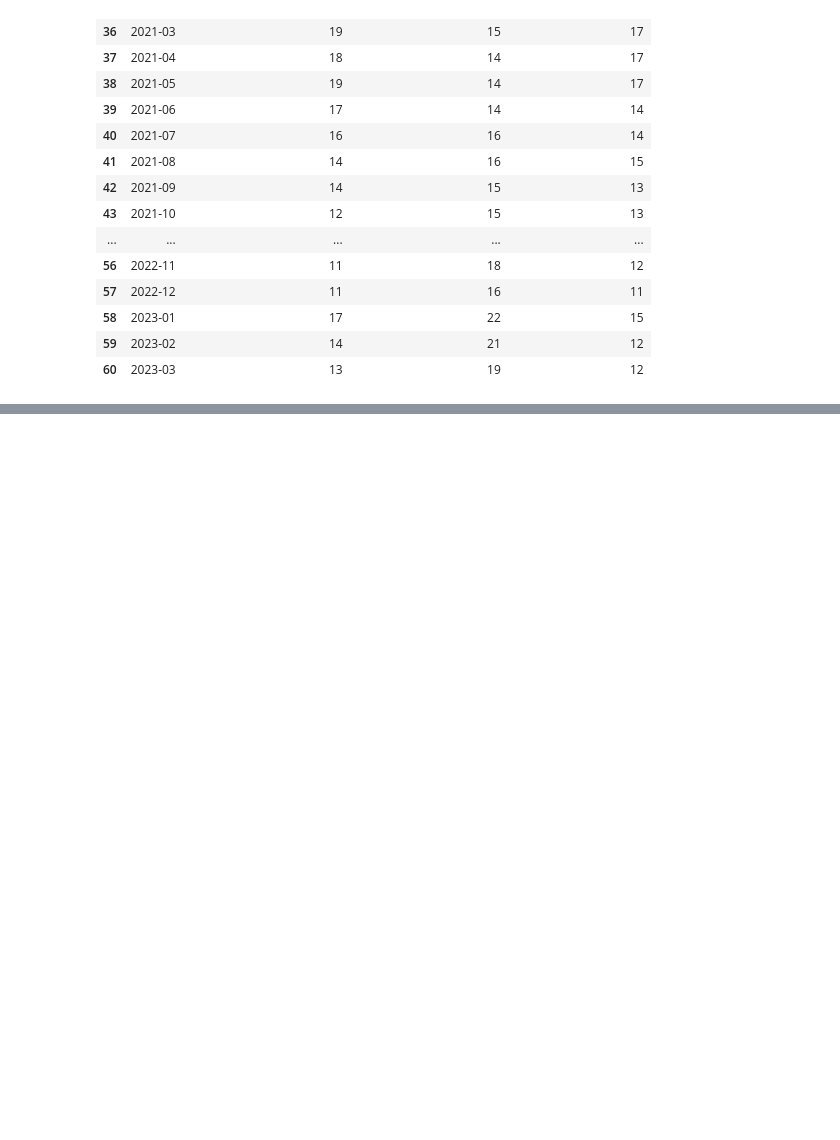
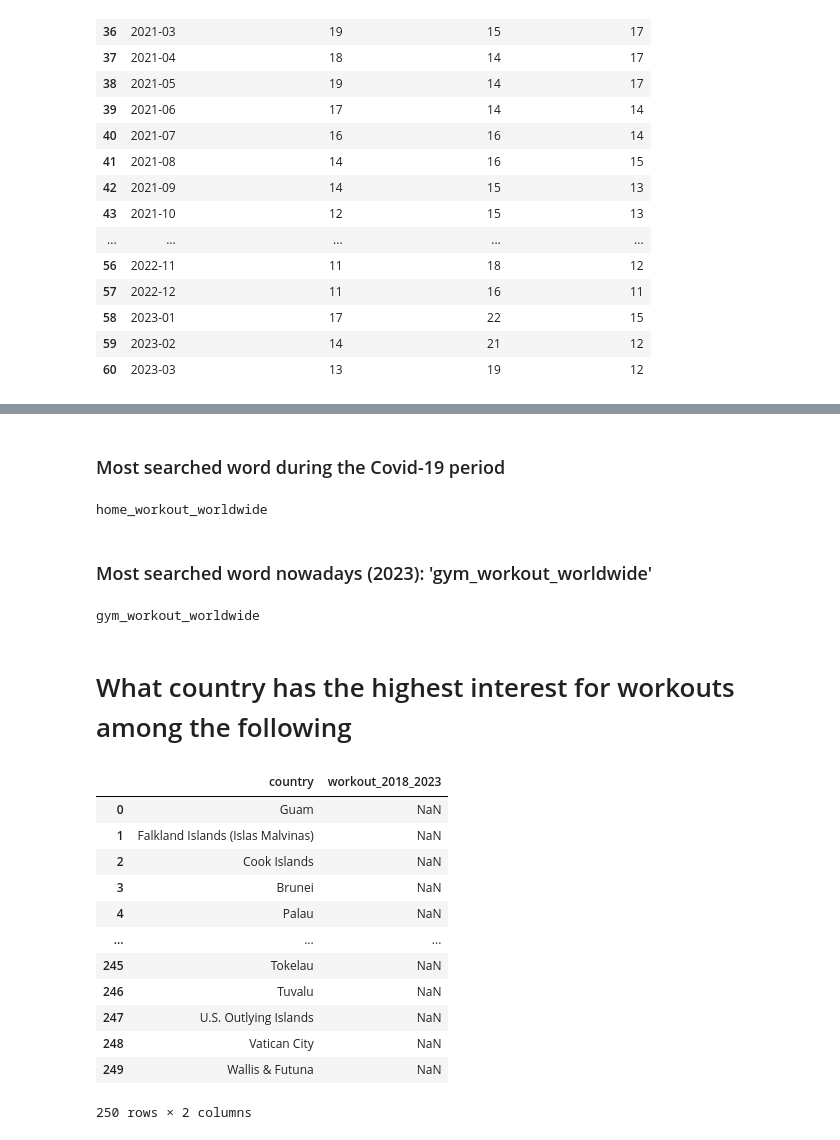
Before and after one commit to rochadelon/Data-Driven-Product-Management-Conducting-a-Market-Analysis, a Jupyter notebook: notebooks/notebook.ipynb, the cells around one changed output, grey strips where cells are left out. Drawn from its saved outputs; the diff is of its cells as text; code cells hidden in the pictures; blank space fills up the shorter version.

```diff
--- a/notebooks/notebook.ipynb
+++ b/notebooks/notebook.ipynb
@@ -74,0 +94,41 @@ peak_covid
+# %% [markdown]
+### Most searched word during the Covid-19 period
+# %%
+
+peak_covid_word = peak_covid.iloc[:, 1:4]
+index_line_max, column_max = peak_covid_word.stack().idxmax()
+peak_covid = column_max
+print(peak_covid)
+# %% [output]
+home_workout_worldwide
+# %% [markdown]
+### Most searched word nowadays (2023): 'gym_workout_worldwide'
+# %%
+peak_nowadays = three_keywords[three_keywords['month'].str.startswith('2023')]
+peak_nowadays = peak_nowadays.iloc[:,1:4]
+
+index_line_max, column_max = peak_nowadays.stack().idxmax()
+
+current = column_max
+print (current)
+# %% [output]
+gym_workout_worldwide
+# %% [markdown]
+# What country has the highest interest for workouts among the following
+# %%
+workout_geo = pd.read_csv('/work/Data_Driven_Product_Management_Conducting_a_Market_Analysis/data/workout_geo.csv')
+workout_geo
+# %% [output]
+|  | country | workout_2018_2023 |
+| 0 | Guam | NaN |
+| 1 | Falkland Islands (Islas Malvinas) | NaN |
+| 2 | Cook Islands | NaN |
+| 3 | Brunei | NaN |
+| 4 | Palau | NaN |
+| ... | ... | ... |
+| 245 | Tokelau | NaN |
+| 246 | Tuvalu | NaN |
+| 247 | U.S. Outlying Islands | NaN |
+| 248 | Vatican City | NaN |
+| 249 | Wallis & Futuna | NaN |
+250 rows × 2 columns
```
Also changed, not shown: parts of 18 cells of this notebook.
